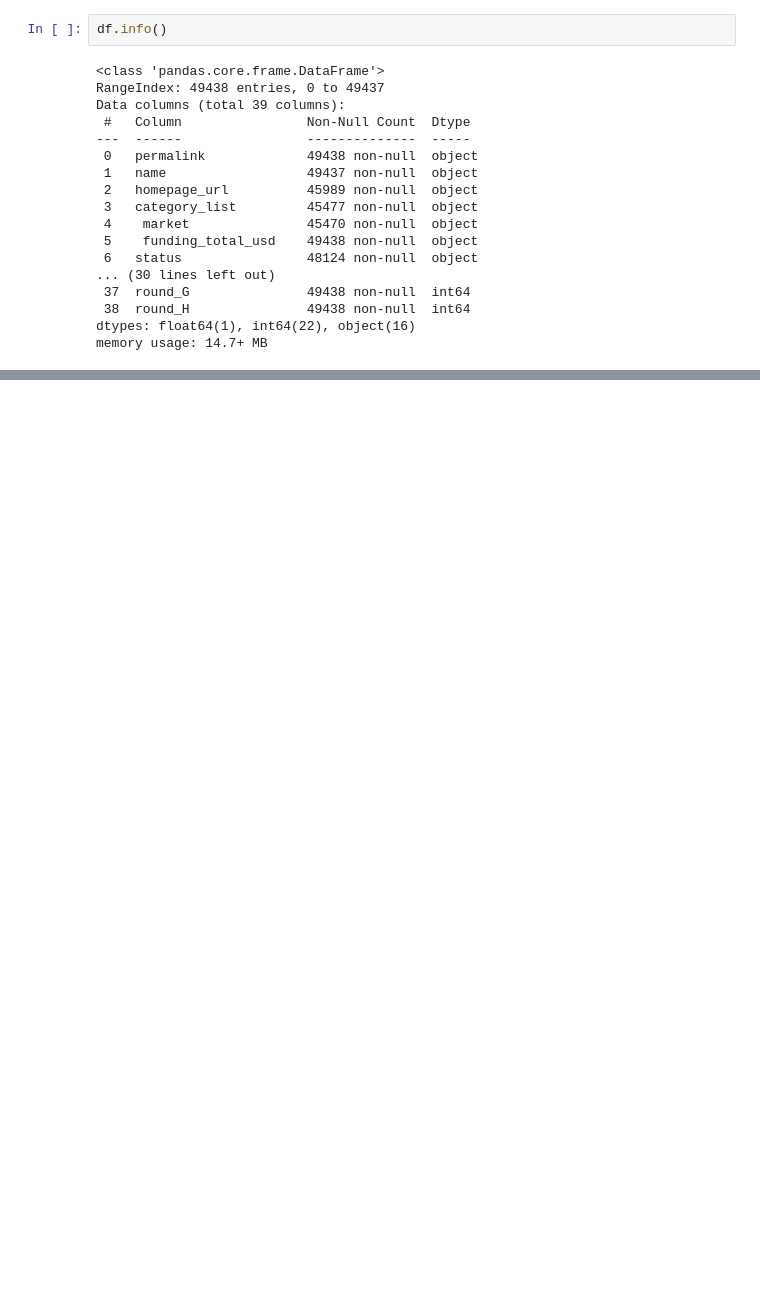
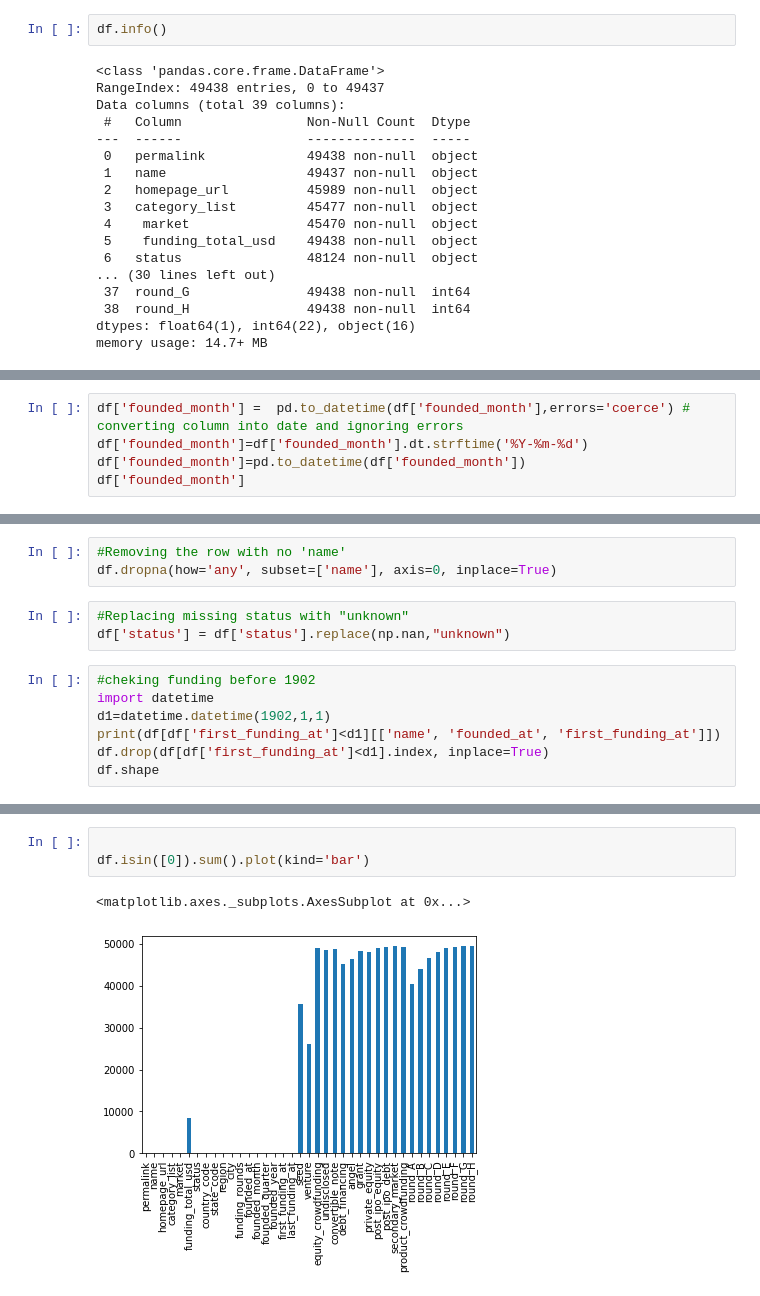
Before and after one commit to Aryan0199/Start-up-Success-Prediction-Using-Predictive-Analysis, a Jupyter notebook: Startup_success.ipynb, the cells around one changed output, grey strips where cells are left out. Saved outputs shown, nothing was run; the diff lists cells and outputs as text; blank space fills up the shorter version.

```diff
--- a/Startup_success.ipynb
+++ b/Startup_success.ipynb
@@ -186,0 +243,5 @@ msnum.bar(df)
+# %%
+df['founded_month'] =  pd.to_datetime(df['founded_month'],errors='coerce') # converting column into date and ignoring errors
+df['founded_month']=df['founded_month'].dt.strftime('%Y-%m-%d')
+df['founded_month']=pd.to_datetime(df['founded_month'])
+df['founded_month']
@@ -186,0 +261,13 @@ msnum.bar(df)
+# %%
+#Removing the row with no 'name'
+df.dropna(how='any', subset=['name'], axis=0, inplace=True)
+# %%
+#Replacing missing status with "unknown"
+df['status'] = df['status'].replace(np.nan,"unknown")
+# %%
+#cheking funding before 1902
+import datetime
+d1=datetime.datetime(1902,1,1)
+print(df[df['first_funding_at']<d1][['name', 'founded_at', 'first_funding_at']])
+df.drop(df[df['first_funding_at']<d1].index, inplace=True)
+df.shape
@@ -186,0 +625,6 @@ msnum.bar(df)
+# %%
+
+df.isin([0]).sum().plot(kind='bar')
+# %% [output]
+<matplotlib.axes._subplots.AxesSubplot at 0x...>
+[figure, added]
```
Also changed, not shown: parts of 62 cells of this notebook.
